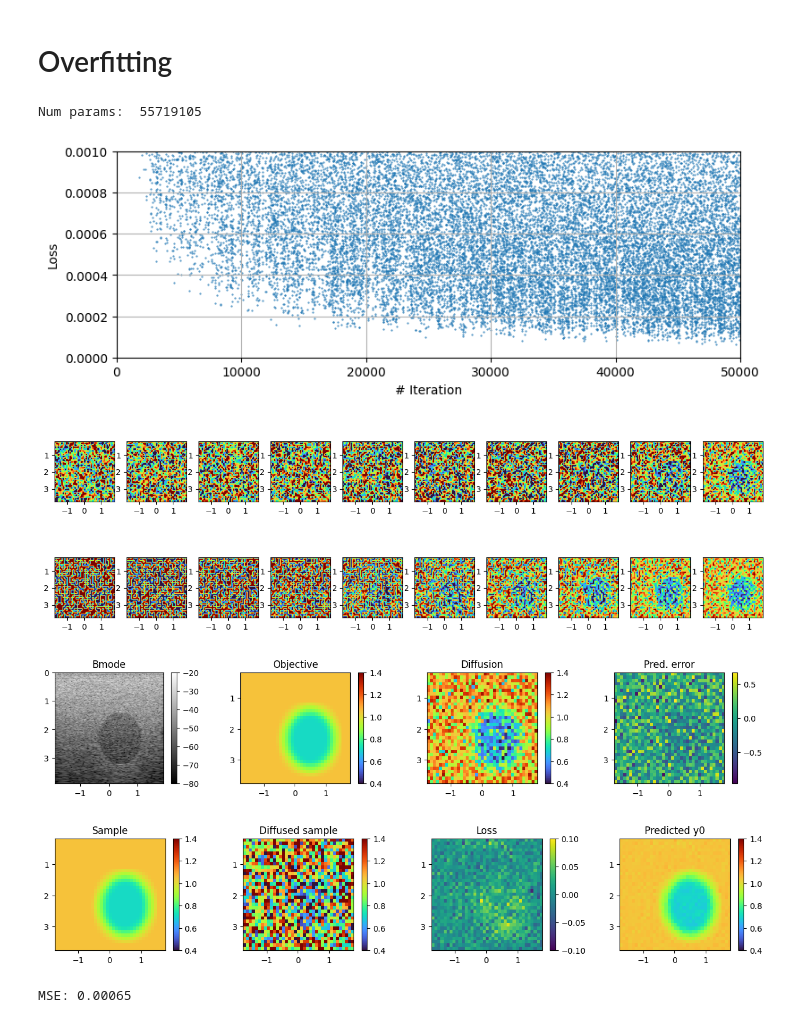
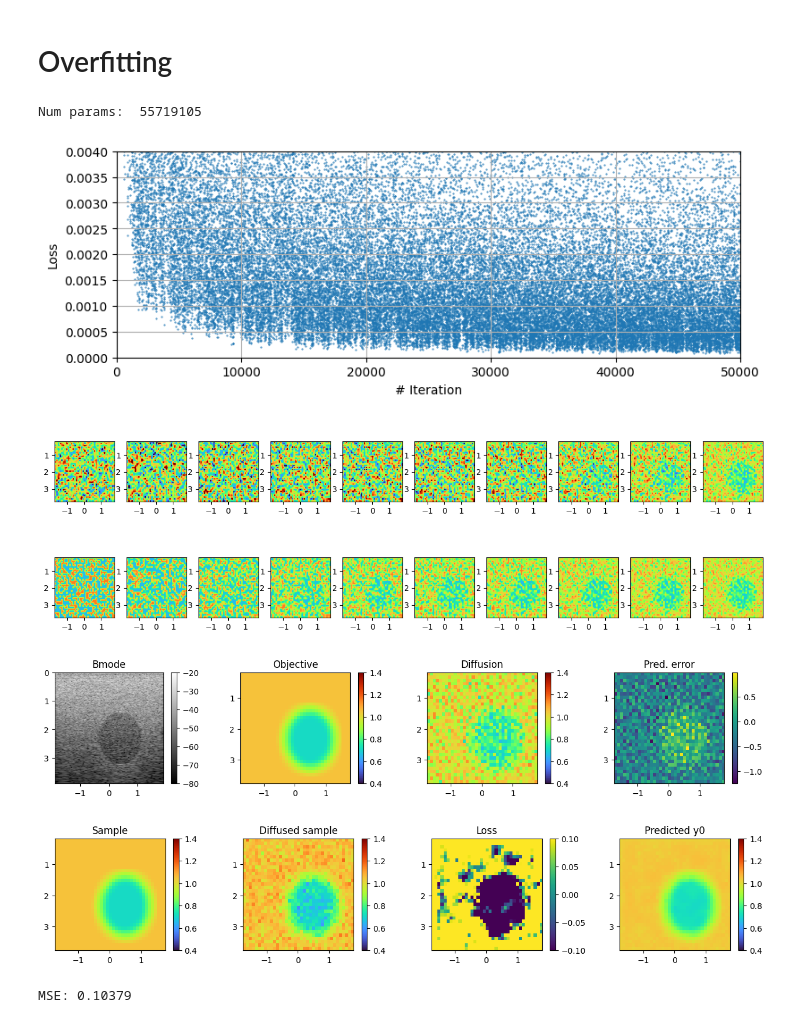
Before and after one commit to SebastianMerino/DL-Attenuation, a Jupyter notebook: sampling_overfit.ipynb, the cells around one changed output. Saved outputs shown, nothing was run; the diff lists cells and outputs as text; code cells hidden in the pictures.

```diff
--- a/sampling_overfit.ipynb
+++ b/sampling_overfit.ipynb
@@ -9,13 +9,13 @@ from modules.dataset import CustomDataset
 # %% [markdown]
  # Overfitting
 # %%
-diffusion2 = create_gaussian_diffusion(noise_schedule='linear',steps=4000)
+diffusion2 = create_gaussian_diffusion(noise_schedule='cosine',steps=1000)
 
 from modules.model import UNETv2
 from modules.plotting_utils import *
 
 device = torch.device("cuda:0" if torch.cuda.is_available() else torch.device('cpu'))
-save_dir = Path(r'.\weights_overfit\steps500')
+save_dir = Path(r'.\weights_overfit\cosine')
 training_epochs = 50000
 model2 = UNETv2(in_channels=80, residual=False, attention_res=[]).to(device)
 model2.load_state_dict(torch.load(save_dir / f"model_{training_epochs}.pth", map_location=device))
@@ -27,12 +27,12 @@ plt.scatter([x for x in range(len(loss_npy))], loss_npy, s=0.2)
 plt.xlabel('# Iteration')
 plt.ylabel('Loss')
 plt.xlim(0,50000)
-plt.ylim(0, 0.001)
+plt.ylim(0, 0.004)
 plt.grid()
 plt.show()
 # %% [output]
 Num params:  55719105
-[figure, old version]
+[figure, new version]
 # %%
 data_folder = Path(r'C:\Users\smerino.C084288\Documents\Datasets\ACS')
 data2 = CustomDataset(data_folder / 'train_overfit')
@@ -71,11 +71,11 @@ for step in diffusion2.p_sample_loop_progressive(model2, y_pad.shape, x_pad, pro
     intermediate_sample.append(step['sample'].cpu().detach()[:, :, :m, :n])
     intermediate_x0.append(step['pred_xstart'].cpu().detach()[:, :, :m, :n])
 # %%
-show_reverse_process(intermediate_sample[::400])
-show_reverse_process(intermediate_x0[::400])
+show_reverse_process(intermediate_sample[::100])
+show_reverse_process(intermediate_x0[::100])
 # %% [output]
-[figure, old version]
+[figure, new version]
-[figure, old version]
+[figure, new version]
 # %%
 plt.figure(figsize=(16, 2.5))
 plt.subplot(1, 4, 1)
@@ -103,9 +103,9 @@ plt.colorbar()
 plt.title('Pred. error')
 plt.show()
 # %% [output]
-[figure, old version]
+[figure, new version]
 # %%
-timestep = 1000
+timestep = 100
 noise = torch.randn_like(y_sample)
 t = torch.reshape(torch.Tensor([timestep]).int(), (x_sample.shape[0],)).to(device)
 y_pert = diffusion2.q_sample(y_sample, t, noise)
@@ -157,5 +157,5 @@ plt.show()
 
 print(f'MSE: {(pred_error**2).mean():.05f}')
 # %% [output]
-[figure, old version]
+[figure, new version]
-MSE: 0.00065
+MSE: 0.10379
```
Also changed, not shown: 3 other files.
